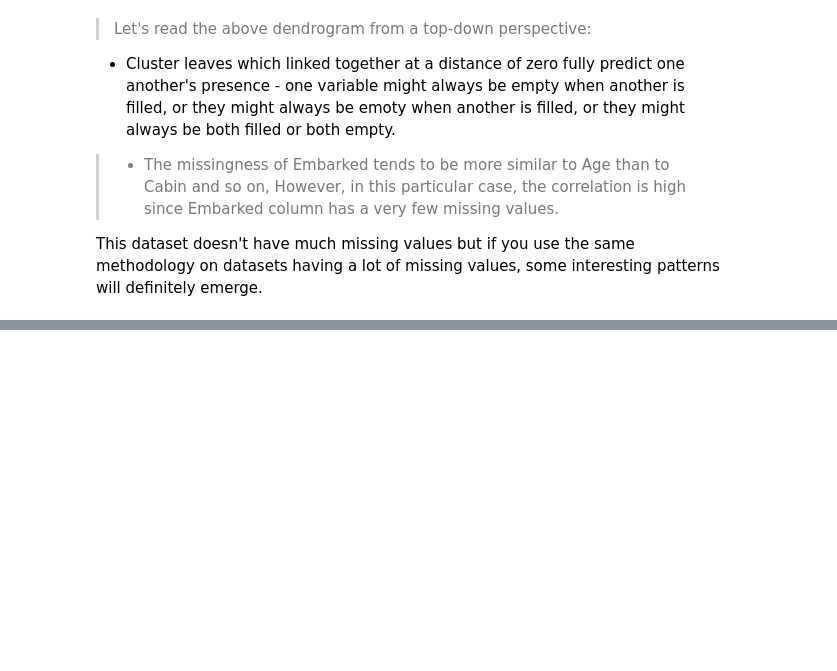
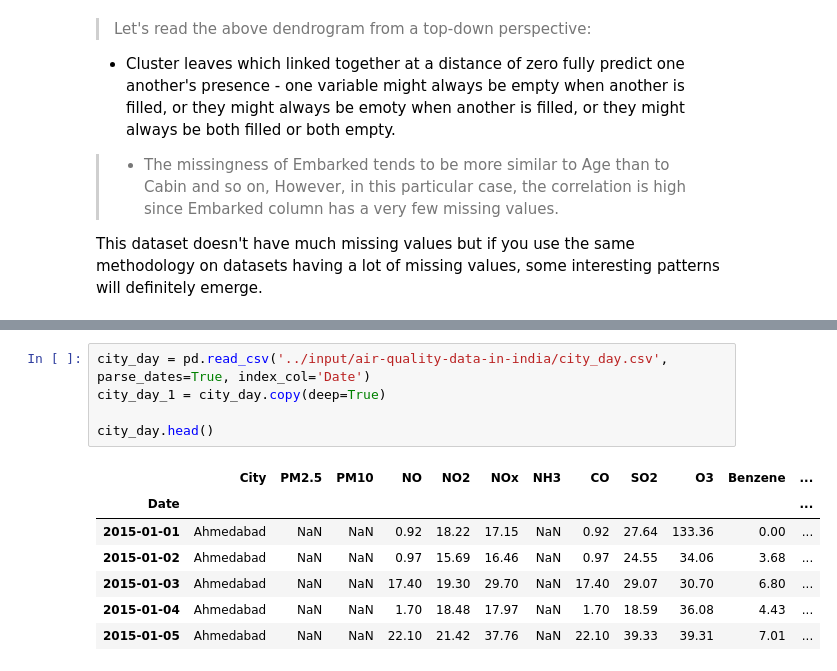
Before and after one commit to bhargav-borah/forked-practice-notebooks, a Jupyter notebook: a-guide-to-handling-missing-values-in-python/handling-missing-values.ipynb, the cells around one changed output, grey strips where cells are left out. Saved outputs shown, nothing was run; the diff lists cells and outputs as text; blank space fills up the shorter version.

```diff
--- a/a-guide-to-handling-missing-values-in-python/handling-missing-values.ipynb
+++ b/a-guide-to-handling-missing-values-in-python/handling-missing-values.ipynb
@@ -205,0 +320,13 @@ This dataset doesn't have much missing values but if you use the same methodolog
+# %%
+city_day = pd.read_csv('../input/air-quality-data-in-india/city_day.csv', parse_dates=True, index_col='Date')
+city_day_1 = city_day.copy(deep=True)
+
+city_day.head()
+# %% [output]
+|  | City | PM2.5 | PM10 | NO | NO2 | NOx | NH3 | CO | SO2 | O3 | Benzene | ... |
+| Date |  |  |  |  |  |  |  |  |  |  |  | ... |
+| 2015-01-01 | Ahmedabad | NaN | NaN | 0.92 | 18.22 | 17.15 | NaN | 0.92 | 27.64 | 133.36 | 0.00 | ... |
+| 2015-01-02 | Ahmedabad | NaN | NaN | 0.97 | 15.69 | 16.46 | NaN | 0.97 | 24.55 | 34.06 | 3.68 | ... |
+| 2015-01-03 | Ahmedabad | NaN | NaN | 17.40 | 19.30 | 29.70 | NaN | 17.40 | 29.07 | 30.70 | 6.80 | ... |
+| 2015-01-04 | Ahmedabad | NaN | NaN | 1.70 | 18.48 | 17.97 | NaN | 1.70 | 18.59 | 36.08 | 4.43 | ... |
+| 2015-01-05 | Ahmedabad | NaN | NaN | 22.10 | 21.42 | 37.76 | NaN | 22.10 | 39.33 | 39.31 | 7.01 | ... |
```
Also changed, not shown: parts of 24 cells of this notebook.
